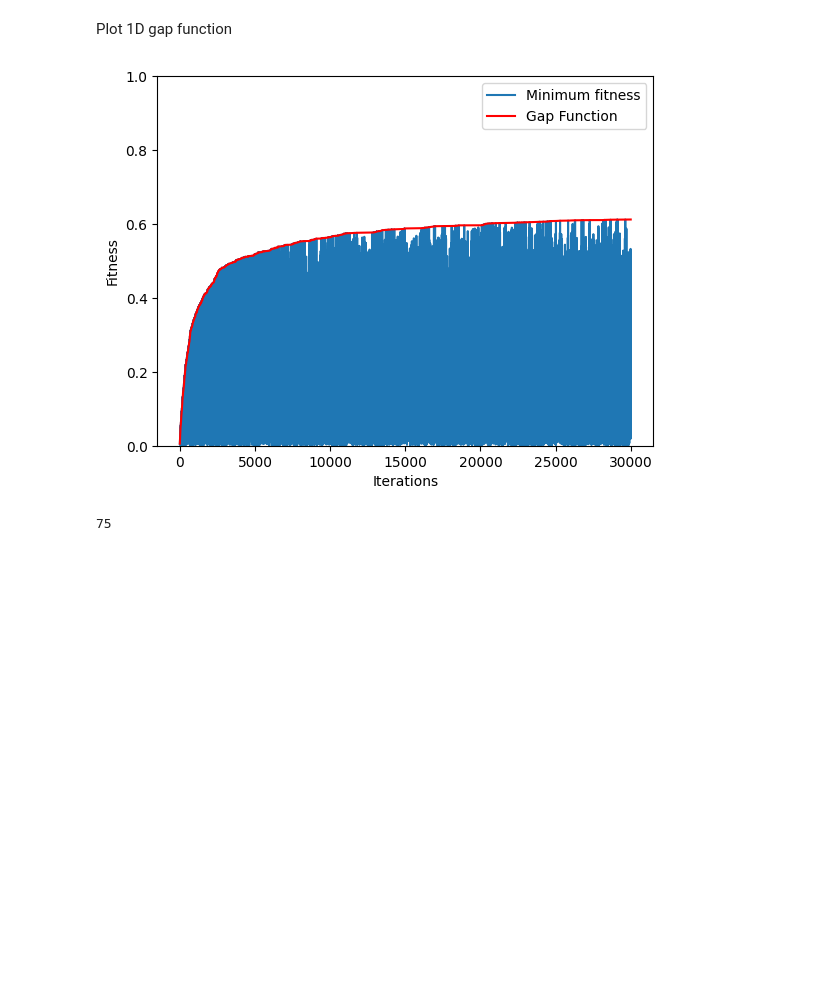
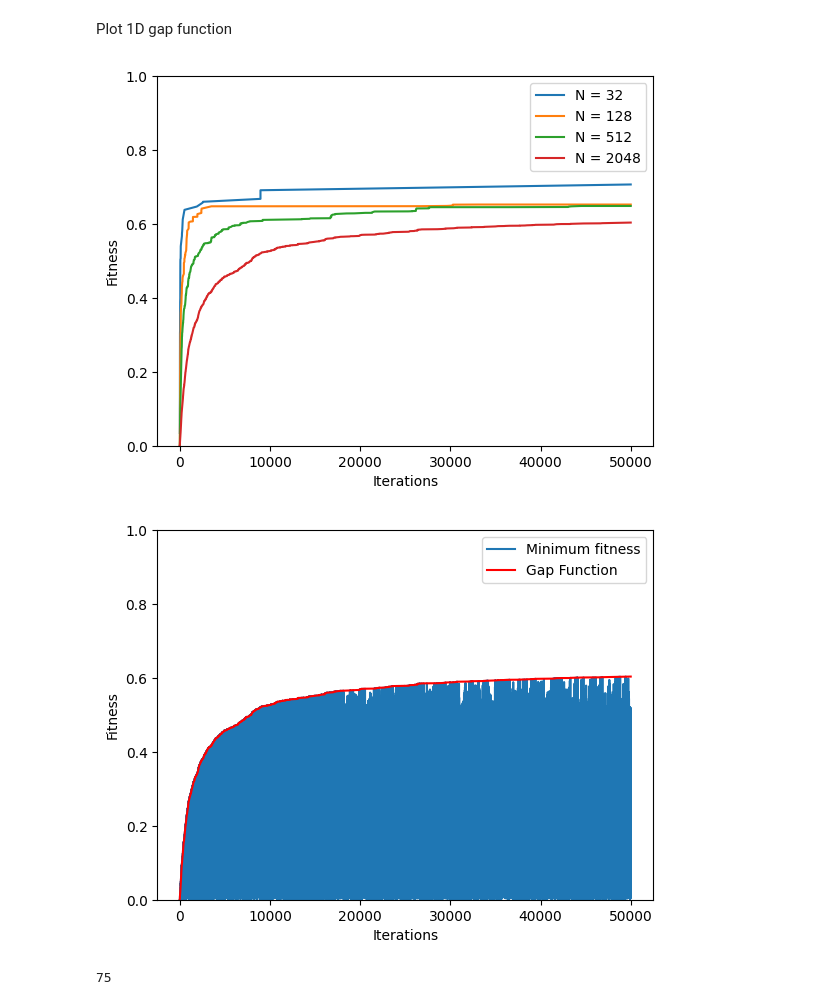
Before and after one commit to elizllaw/CSS_group0, a Jupyter notebook: leon.ipynb, the cells around one changed output. Saved outputs shown, nothing was run; the diff lists cells and outputs as text; code cells hidden in the pictures; blank space fills up the shorter version.

```diff
--- a/leon.ipynb
+++ b/leon.ipynb
@@ -178,51 +299,23 @@ plt.show()
 Plot 1D gap function
 # %%
 # run simulation for different system sizes to compare
-# system_sizes = [32, 128, 512, 2048]
-system_sizes = [1000]
-
-n_iterations = 30000
+system_sizes = [32, 128, 512, 2048]
+# system_sizes = [1000]
+local_segment = [0,20]
+n_iterations = 50000
 skip_iterations = 0
 threshold = 0.65
 
 min_fitness_list = []
 
 for n_species in system_sizes:
     min_fitness, fitness_history, avalanche_sizes_global, avalanche_sizes_local, avalanche_activity_global, avalanche_activity_local, _ = bak_sneppen_1D(n_iterations, skip_iterations, n_species, threshold, local_segment)
     min_fitness_list.append(min_fitness)
+
+plot_gap_function(min_fitness_list, n_iterations, skip_iterations, system_sizes)
+# %% [output]
+[figure, added]
+[figure, added]
-# %%
-# system_sizes = [32, 128, 512, 2048]
-system_sizes = [1000]
-
-for i in range(len(min_fitness_list)):
-    max_value = 0  # Initialize the maximum value as negative infinity
-    gap_function_x = []
-    gap_function_y = []
-
-
-    for x, y in zip([x for x in range(n_iterations - skip_iterations)], min_fitness_list[i]):
-        if y > max_value:
-            gap_function_x.append(x)
-            gap_function_y.append(y)
-            max_value = y
-    gap_function_x.append(n_iterations - skip_iterations - 1)
-    gap_function_y.append(gap_function_y[-1])
-
-
-
-    plt.plot([x for x in range(n_iterations - skip_iterations)], min_fitness, label=f'Minimum fitness')
-    plt.plot(gap_function_x, gap_function_y, 'r', label=f'Gap Function')
-
-
-    # plt.plot([x for x in range(n_iterations - skip_iterations)], min_fitness, label=f'{system_sizes[i]} species')
-    # plt.plot(gap_function_x, gap_function_y, label=f'N = {system_sizes[i]}')
-    plt.ylim(0,1)
-    plt.xlabel("Iterations")
-    plt.ylabel("Fitness")
-    plt.legend()
-plt.show()
-# %% [output]
-[figure, removed]
 # %%
 print(sum(x != 0 for x in avalanche_sizes_local))
 plt.boxplot(avalanche_sizes_local)
```
Also changed, not shown: parts of 30 cells of this notebook, 10 other files.
